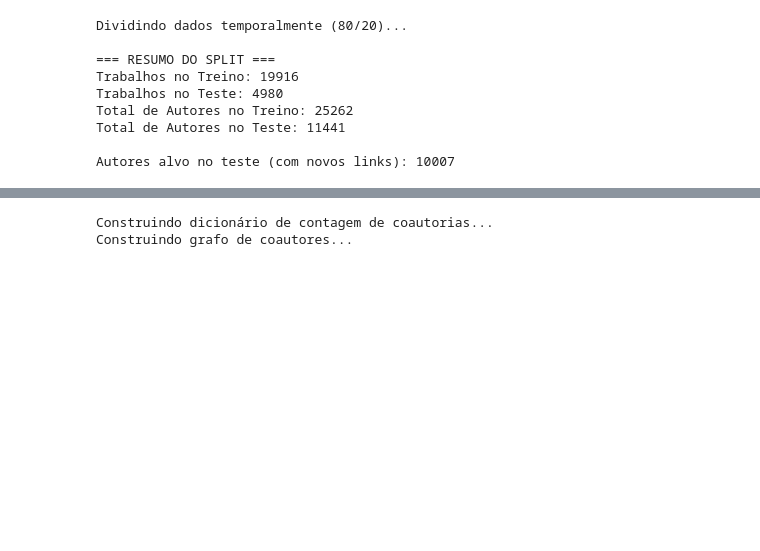
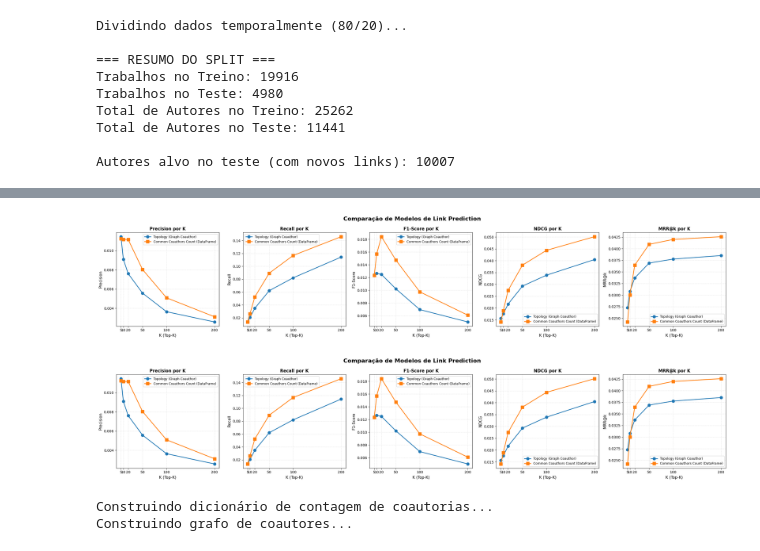
Before and after one commit to BSBContreras/link-prediction, a Jupyter notebook: link_prediction_model_topology_randomforest.ipynb, the cells around one changed output, grey strips where cells are left out. Drawn from its saved outputs; the diff is of its cells as text; code cells hidden in the pictures; blank space fills up the shorter version.

```diff
--- a/link_prediction_model_topology_randomforest.ipynb
+++ b/link_prediction_model_topology_randomforest.ipynb
@@ -166,0 +449,22 @@ Autores alvo no teste (com novos links): 10007
+# %%
+# Treinar modelos
+print("="*60)
+print("TREINANDO MODELOS")
+print("="*60)
+
+topo_model = TopologyRecommender()
+common_coauthors_model = CommonCoauthorsRecommender()
+
+models = [
+    topo_model,
+    common_coauthors_model
+]
+
+for model in models:
+    model.fit(train_df)
+
+print("\n" + "="*60)
+print("AVALIANDO MODELOS NO TESTE")
+print("="*60)
+
+metrics = evaluate_models(models, test_ground_truth, train_graph, K_values=[5, 10, 20, 50, 100, 200])
@@ -167,3 +501,8 @@ Autores alvo no teste (com novos links): 10007
+# %%
+plot_model_comparison(metrics)
+# %% [output]
+[figure, added]
+[figure, added]
 # %%
 # Criação do dataset apenas com pares que são coautores
 # Dataset terá: author_a, author_b, count_coauthors, common_coauthors
```
Also changed, not shown: parts of 4 cells of this notebook.
